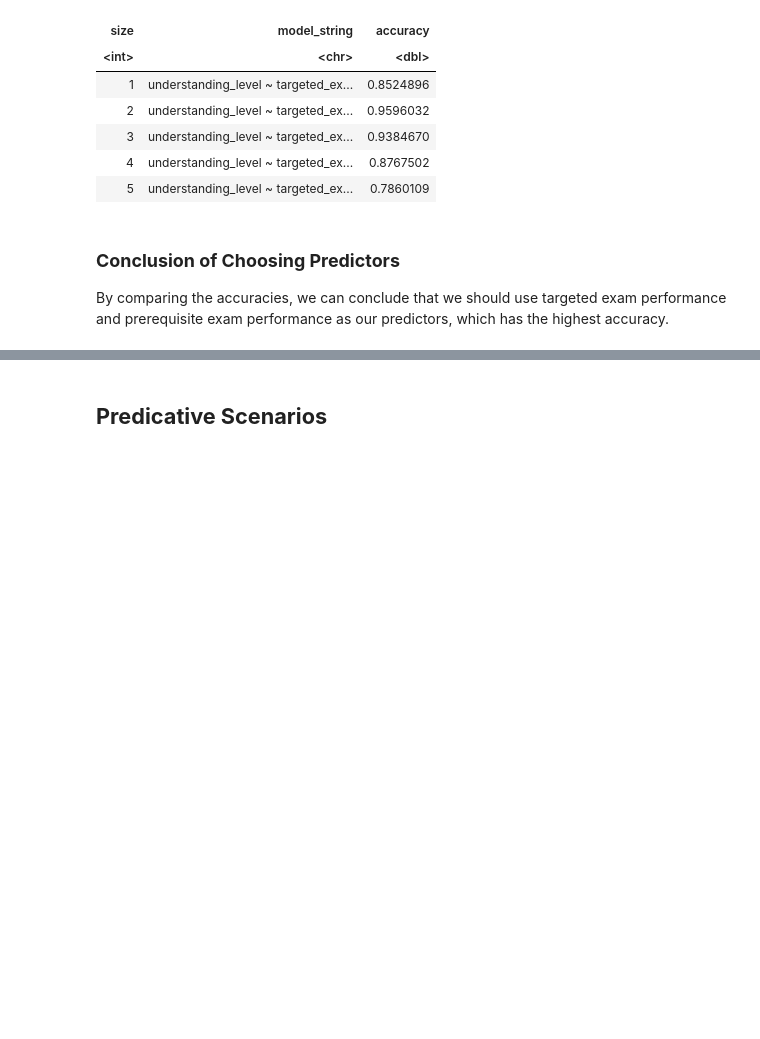
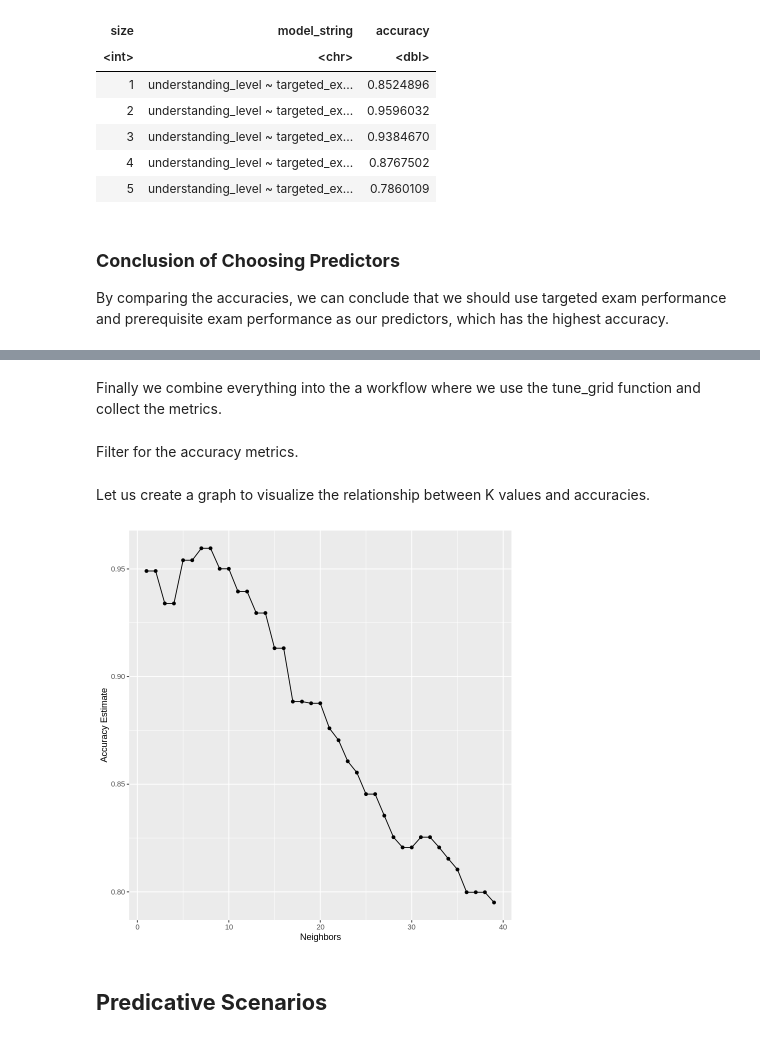
Before and after one commit to cinadia/dsci-project, a Jupyter notebook: Group_Proposal.ipynb, the cells around one changed output, grey strips where cells are left out. Drawn from its saved outputs; the diff is of its cells as text; code cells hidden in the pictures; blank space fills up the shorter version.

Commit message:
Create the final classification model
We should pick k value between 5 - 10

```diff
--- a/Group_Proposal.ipynb
+++ b/Group_Proposal.ipynb
@@ -254,0 +266,3 @@ By comparing the accuracies, we can conclude that we should use targeted exam pe
+# %%
+set.seed(1)
+user_vfold <- vfold_cv(knowledge_train, v = 10, strata = understanding_level)
@@ -255,3 +271,29 @@ By comparing the accuracies, we can conclude that we should use targeted exam pe
+# %%
+gridvals <- tibble(neighbors = seq(1,39))
+# %% [markdown]
+Finally we combine everything into the a workflow where we use the tune_grid function and collect the metrics.
+# %%
+knn_results <- workflow() %>%
+  add_recipe(user_recipe_final) %>%
+  add_model(knn_spec) %>%
+  tune_grid(resamples = user_vfold, grid = gridvals) %>%
+  collect_metrics()
+# %% [markdown]
+Filter for the accuracy metrics.
+# %%
+accuracies <- knn_results %>%
+  filter(.metric == "accuracy")
+# %% [markdown]
+Let us create a graph to visualize the relationship between K values and accuracies.
+# %%
+accuracy_vs_k <- ggplot(accuracies, aes(x = neighbors, y = mean)) +
+  geom_point() +
+  geom_line() +
+  labs(x = "Neighbors", y = "Accuracy Estimate")
+
+accuracy_vs_k
+# %% [output]
+[figure, added]
 # %% [markdown]
 ## **Predicative Scenarios**
 # %% [markdown]
```
Also changed, not shown: parts of 15 cells of this notebook.
